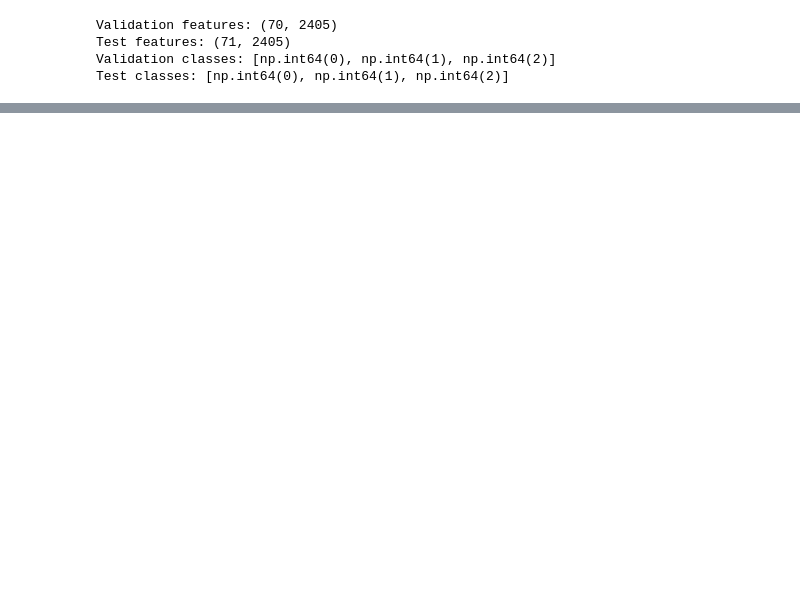
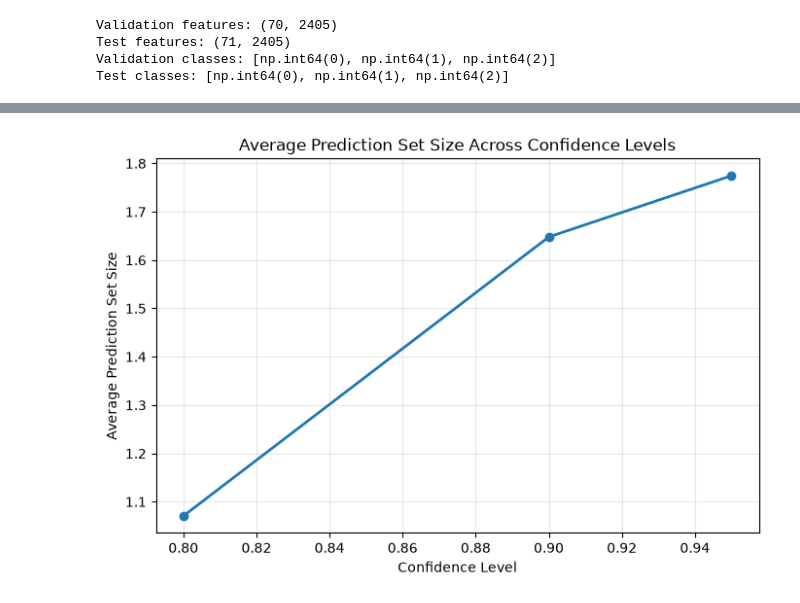
Before and after one commit to obramwell/AI-Assisted-Screening-of-Parkinson-s-Disease, a Jupyter notebook: notebooks/17_conformal_analysis.ipynb, the cells around one changed output, grey strips where cells are left out. Cells and saved outputs as stored; diff of their text form; code cells hidden in the pictures; blank space fills up the shorter version.

```diff
--- a/notebooks/17_conformal_analysis.ipynb
+++ b/notebooks/17_conformal_analysis.ipynb
@@ -145,0 +387,21 @@ Test classes: [np.int64(0), np.int64(1), np.int64(2)]
+# %%
+# PREDICTION SET SIZE VS CONFIDENCE LEVEL
+plt.figure(figsize=(8,5))
+plt.plot(
+    confidence_df["Confidence Level"],
+    confidence_df["Average Prediction Set Size"],
+    marker="o",
+    linewidth=2,
+)
+plt.xlabel("Confidence Level")
+plt.ylabel("Average Prediction Set Size")
+plt.title("Average Prediction Set Size Across Confidence Levels")
+plt.grid(alpha=0.3)
+plt.savefig(
+    FIGURE_DIR / "prediction_set_size_vs_confidence.png",
+    dpi=300,
+    bbox_inches="tight",
+)
+plt.show()
+# %% [output]
+[figure, added]
```
Also changed, not shown: parts of 29 cells of this notebook, 16 other files.
